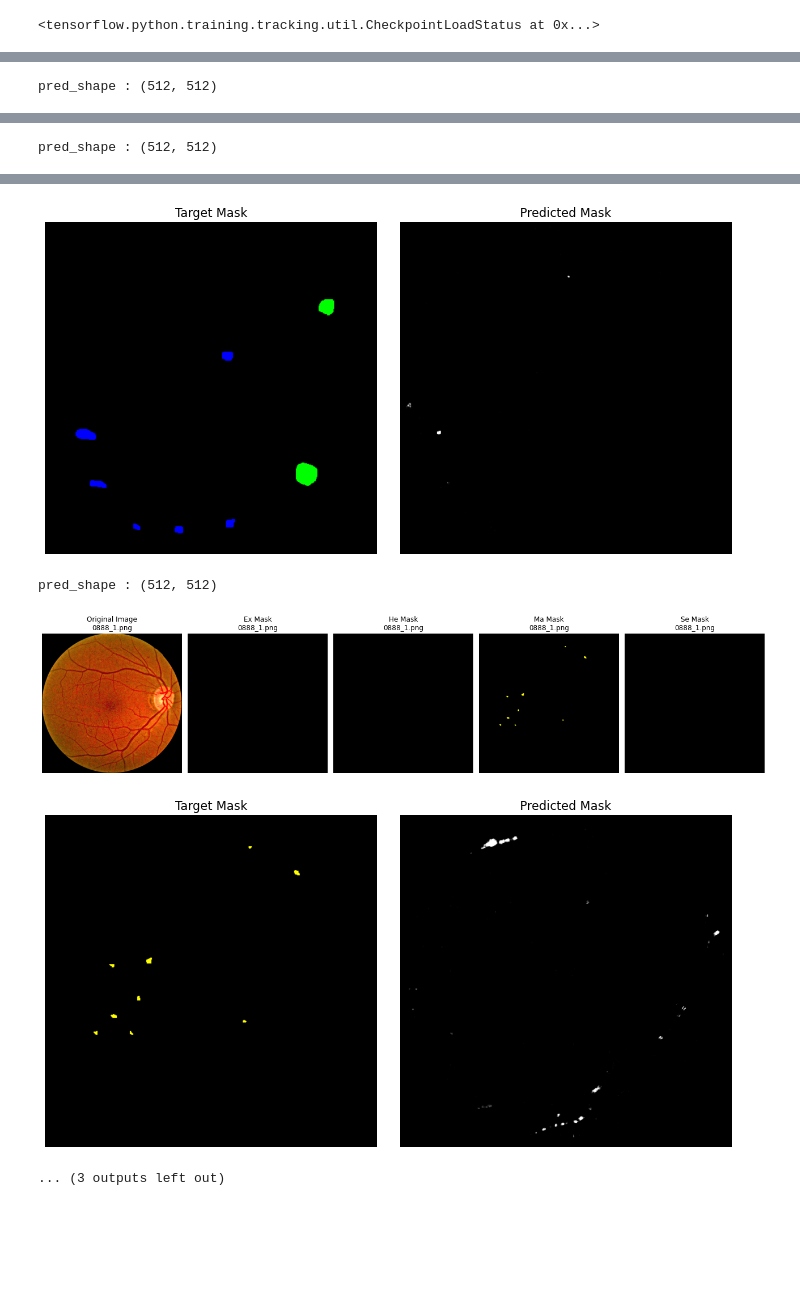
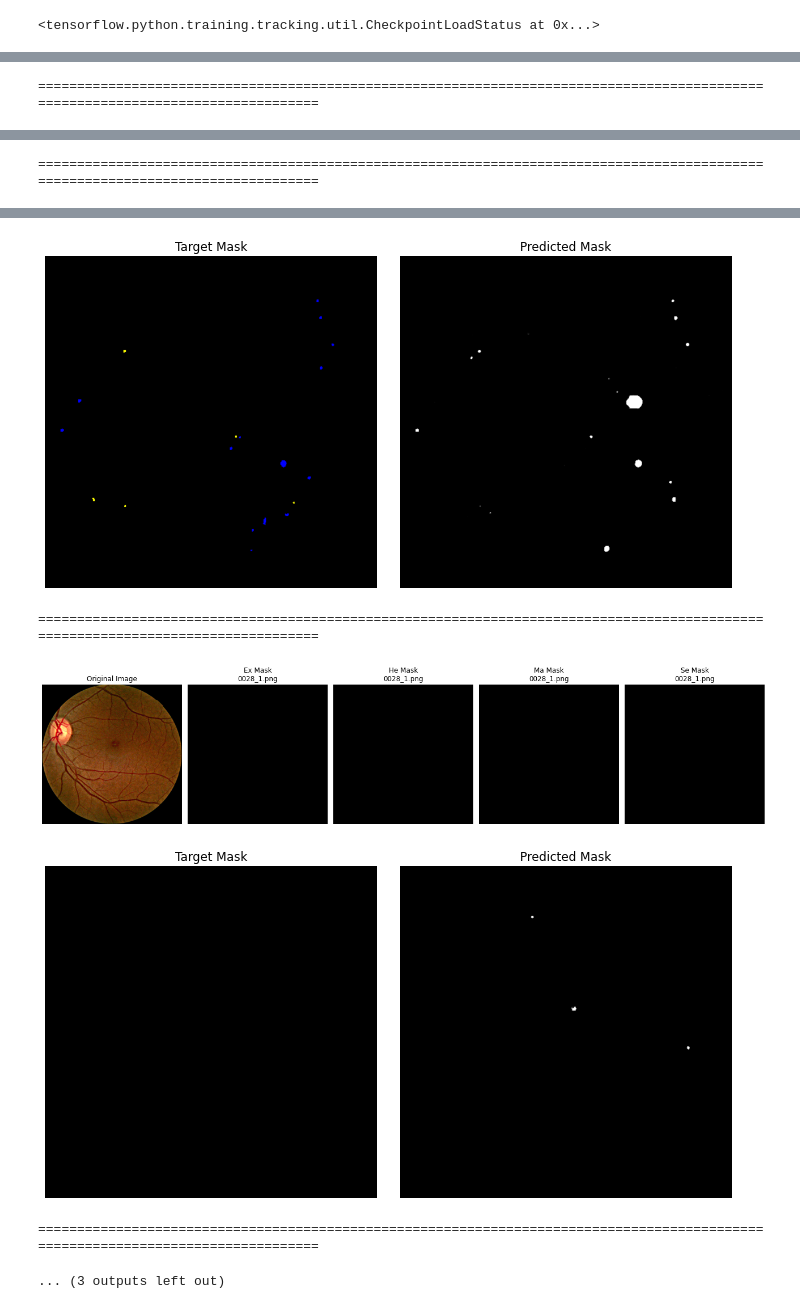
Before and after one commit to ktm379/DR-GeuAl, a Jupyter notebook: code/Evaluation_tk.ipynb, the cells around one changed output, grey strips where cells are left out. Cells and saved outputs as stored; diff of their text form; code cells hidden in the pictures; blank space fills up the shorter version.

```diff
--- a/code/Evaluation_tk.ipynb
+++ b/code/Evaluation_tk.ipynb
@@ -239,2 +248,21 @@ def load_and_resize_images(image_dir, image_files, target_size=(512, 512)):
+# %%
+import os
+import numpy as np
+
+def load_and_resize_images(image_dir, image_files):
+    inputs = np.zeros([len(image_files), 512, 512, 3])  # 이미지 개수에 따라 크기 조정
+
+    for i, image_file in enumerate(image_files):
+        print(image_file)
+        image_path = os.path.join(image_dir, image_file)
+
+        image = preprocess_image(image_path,
+                                img_size=(512, 512),
+                                use_3channel=True,
+                                use_hist=False)
+
+        inputs[i] = image
+
+    return inputs
 # %%
 # 정렬된 리스트에서 랜덤하게 5개의 항목 선택
@@ -252,8 +280,8 @@ preds = model(load_images)
 # %%
 # 원하는 이미지 파일을 명시적으로 지정하여 가져옴
-selected_image_files = ["0000_1.png", "0001_2.png", "0002_1.png"]
+image_files = ["0381_1.png", "0311_1.png", "1134_1.png", "1181_3.png"]
 
-load_images = load_and_resize_images(image_dir, selected_image_files)
+load_images = load_and_resize_images(image_dir, image_files)
 
 preds = model(load_images)
 # %% [output]
@@ -328,8 +316,12 @@ def visualize_segmentation(image, mask_ex, mask_he, mask_ma, mask_se, mask_true,
 
     # 원본 이미지
     plt.subplot(2, 5, 1)
-    plt.imshow(image)
-    plt.title('Original Image\n{}'.format(os.path.basename(image_filename)))
+    # 이미지 데이터를 0에서 255 사이의 정수 값으로 스케일링
+    scaled_image = (image * 255).astype(np.uint8)
+    # 이미지의 채널 순서 변경 (BGR -> RGB)
+    rgb_image = cv2.cvtColor(scaled_image, cv2.COLOR_BGR2RGB)
+    plt.imshow(rgb_image)
+    plt.title('Original Image')
     plt.axis('off')
 
     # Ex 마스크 출력 (빨간색)
@@ -375,7 +367,6 @@ def visualize_segmentation(image, mask_ex, mask_he, mask_ma, mask_se, mask_true,
     # 예측된 세그멘테이션 마스크 출력
     plt.subplot(1, 2, 2)
     plt.imshow(tf.squeeze(mask_pred[image_index]), cmap='gray')
-    print(f"pred_shape : {tf.squeeze(mask_pred[image_index]).shape}")
 
     plt.title('Predicted Mask')
     plt.axis('off')
@@ -383,14 +374,10 @@ def visualize_segmentation(image, mask_ex, mask_he, mask_ma, mask_se, mask_true,
     plt.tight_layout()
     plt.show()
 # %%
-import numpy as np
-
-# 시각화 및 평가
+# 시각화
 for image_index in range(len(load_images)):
-    selected_image = load_images[image_index]
-
-    # 랜덤하게 선택된 이미지 파일명
-    image_filename = random_image_files[image_index]
+    # 이미지 파일명
+    image_filename = image_files[image_index]
 
     # 시각화할 원본 마스크 선택 및 리사이징
     selected_ex_mask = cv2.imread(os.path.join(mask_paths[0], image_filename), cv2.IMREAD_UNCHANGED)
@@ -406,5 +393,6 @@ for image_index in range(len(load_images)):
     selected_se_mask = cv2.resize(selected_se_mask, (512, 512))
 
     # 시각화 함수 호출
-    visualize_segmentation(selected_image, selected_ex_mask, selected_he_mask, selected_ma_mask, selected_se_mask, None, preds[1])
+    visualize_segmentation(load_images[image_index], selected_ex_mask, selected_he_mask, selected_ma_mask, selected_se_mask, None, preds[1])
+    print("=================================================================================================================================")
 # %% [output]
@@ -414 +401 @@ pred_shape : (512, 512)
-pred_shape : (512, 512)
+=================================================================================================================================
@@ -417 +404 @@ pred_shape : (512, 512)
-pred_shape : (512, 512)
+=================================================================================================================================
@@ -419,5 +406,6 @@ pred_shape : (512, 512)
-[figure, old version]
+[figure, new version]
-pred_shape : (512, 512)
+=================================================================================================================================
-[figure, old version]
+[figure, new version]
-[figure, old version]
+[figure, new version]
+=================================================================================================================================
 ... (3 outputs left out)
```
Also changed, not shown: parts of 13 cells of this notebook, 3 other files.
